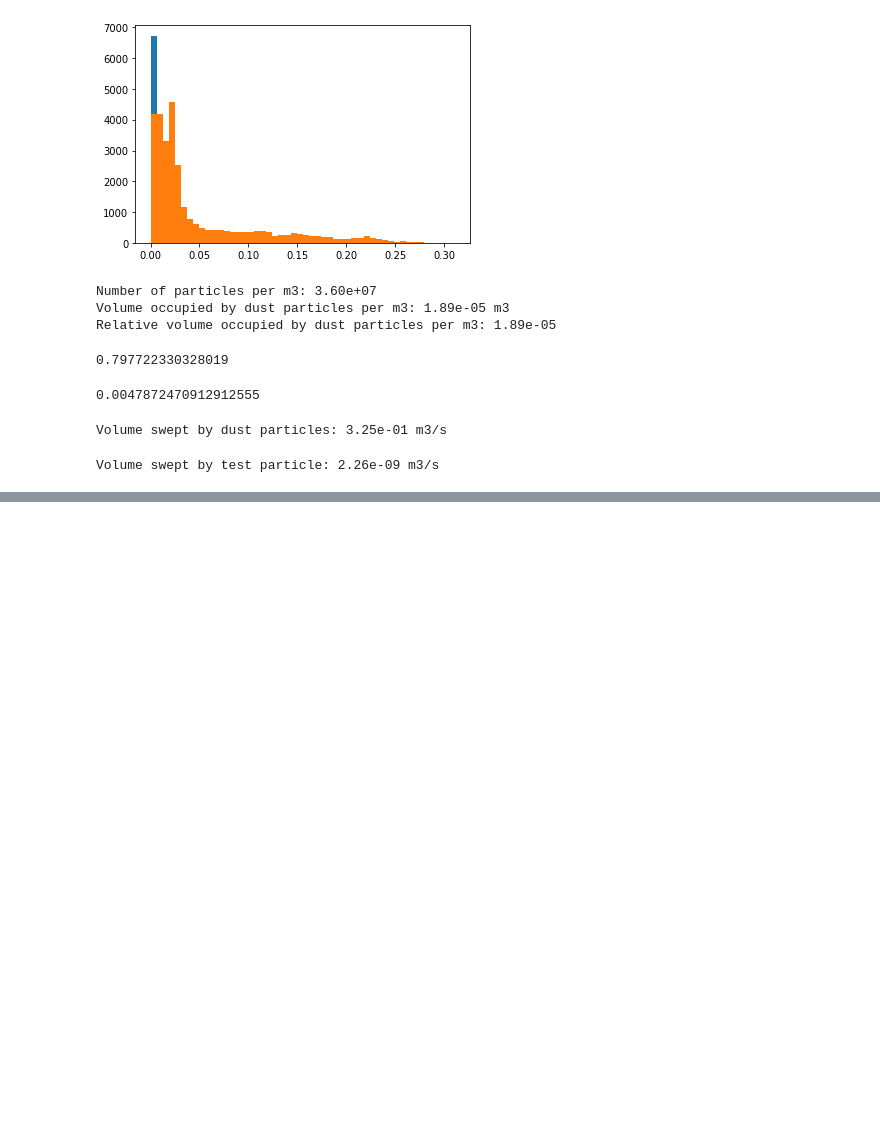
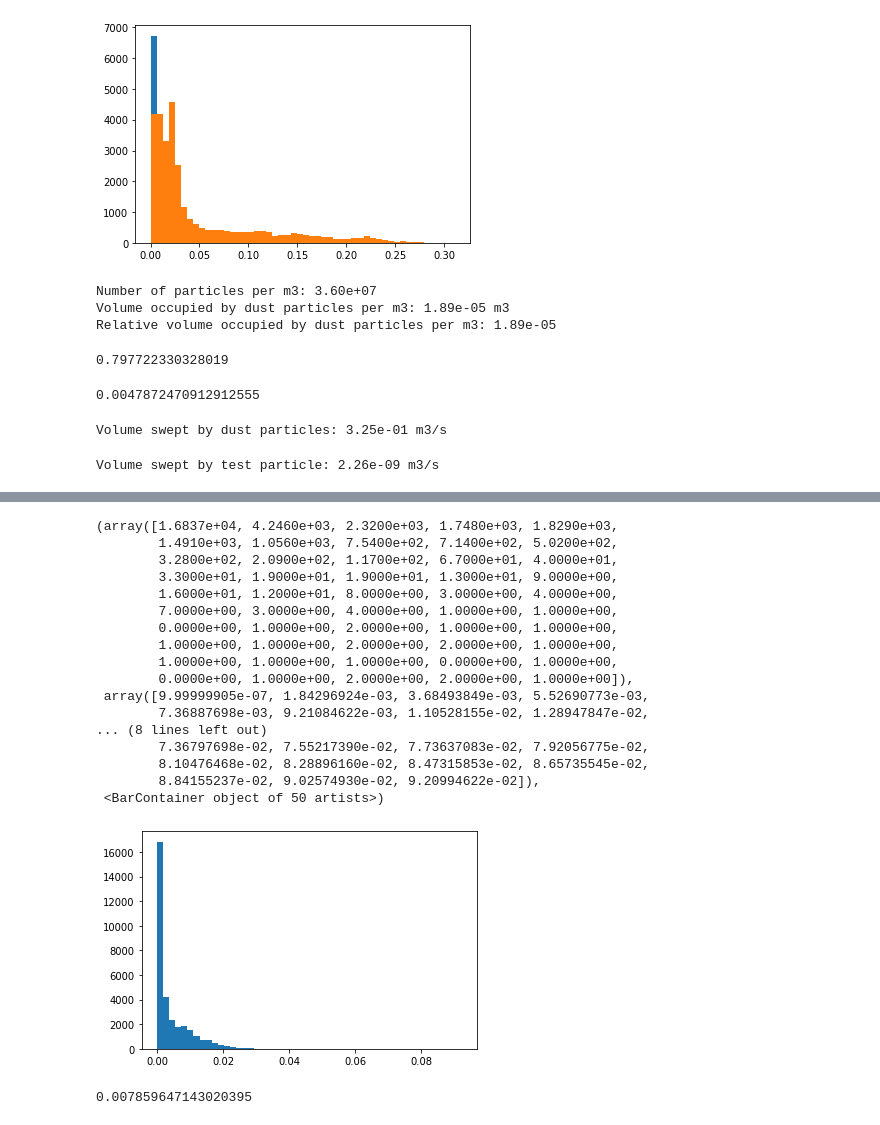
Before and after one commit to 465b/oceantracker, a Jupyter notebook: experiments/collapse/2023-v04/depth_losses_experimentation.ipynb, the cells around one changed output, grey strips where cells are left out. Saved outputs shown, nothing was run; the diff lists cells and outputs as text; code cells hidden in the pictures; blank space fills up the shorter version.

```diff
--- a/experiments/collapse/2023-v04/depth_losses_experimentation.ipynb
+++ b/experiments/collapse/2023-v04/depth_losses_experimentation.ipynb
@@ -267,0 +327,5 @@ Volume swept by test particle: 2.26e-09 m3/s
+# %%
+path_to_dir = '/scratch/local1/output/22_11_01_depth_losses_v07/22_11_01_depth_losses_v07R01_caseInfo.json'
+grid = load_grid(path_to_dir)
+df = nc.Dataset('/scratch/local1/hzg2/schout_1.nc')
+_ = [print(i) for i in df.variables.keys()]
@@ -267,0 +350,25 @@ Volume swept by test particle: 2.26e-09 m3/s
+# %%
+plt.hist(df.variables['diffusivity'][:].mean(axis=(0,2)),bins=50)
+# %% [output]
+(array([1.6837e+04, 4.2460e+03, 2.3200e+03, 1.7480e+03, 1.8290e+03,
+        1.4910e+03, 1.0560e+03, 7.5400e+02, 7.1400e+02, 5.0200e+02,
+        3.2800e+02, 2.0900e+02, 1.1700e+02, 6.7000e+01, 4.0000e+01,
+        3.3000e+01, 1.9000e+01, 1.9000e+01, 1.3000e+01, 9.0000e+00,
+        1.6000e+01, 1.2000e+01, 8.0000e+00, 3.0000e+00, 4.0000e+00,
+        7.0000e+00, 3.0000e+00, 4.0000e+00, 1.0000e+00, 1.0000e+00,
+        0.0000e+00, 1.0000e+00, 2.0000e+00, 1.0000e+00, 1.0000e+00,
+        1.0000e+00, 1.0000e+00, 2.0000e+00, 2.0000e+00, 1.0000e+00,
+        1.0000e+00, 1.0000e+00, 1.0000e+00, 0.0000e+00, 1.0000e+00,
+        0.0000e+00, 1.0000e+00, 2.0000e+00, 2.0000e+00, 1.0000e+00]),
+ array([9.99999905e-07, 1.84296924e-03, 3.68493849e-03, 5.52690773e-03,
+        7.36887698e-03, 9.21084622e-03, 1.10528155e-02, 1.28947847e-02,
+... (8 lines left out)
+        7.36797698e-02, 7.55217390e-02, 7.73637083e-02, 7.92056775e-02,
+        8.10476468e-02, 8.28896160e-02, 8.47315853e-02, 8.65735545e-02,
+        8.84155237e-02, 9.02574930e-02, 9.20994622e-02]),
+ <BarContainer object of 50 artists>)
+[figure, added]
+# %%
+df.variables['diffusivity'][:].mean(axis=0).max(axis=1).mean()
+# %% [output]
+0.007859647143020395
```
Also changed, not shown: parts of 60 cells of this notebook, 9 other files.
